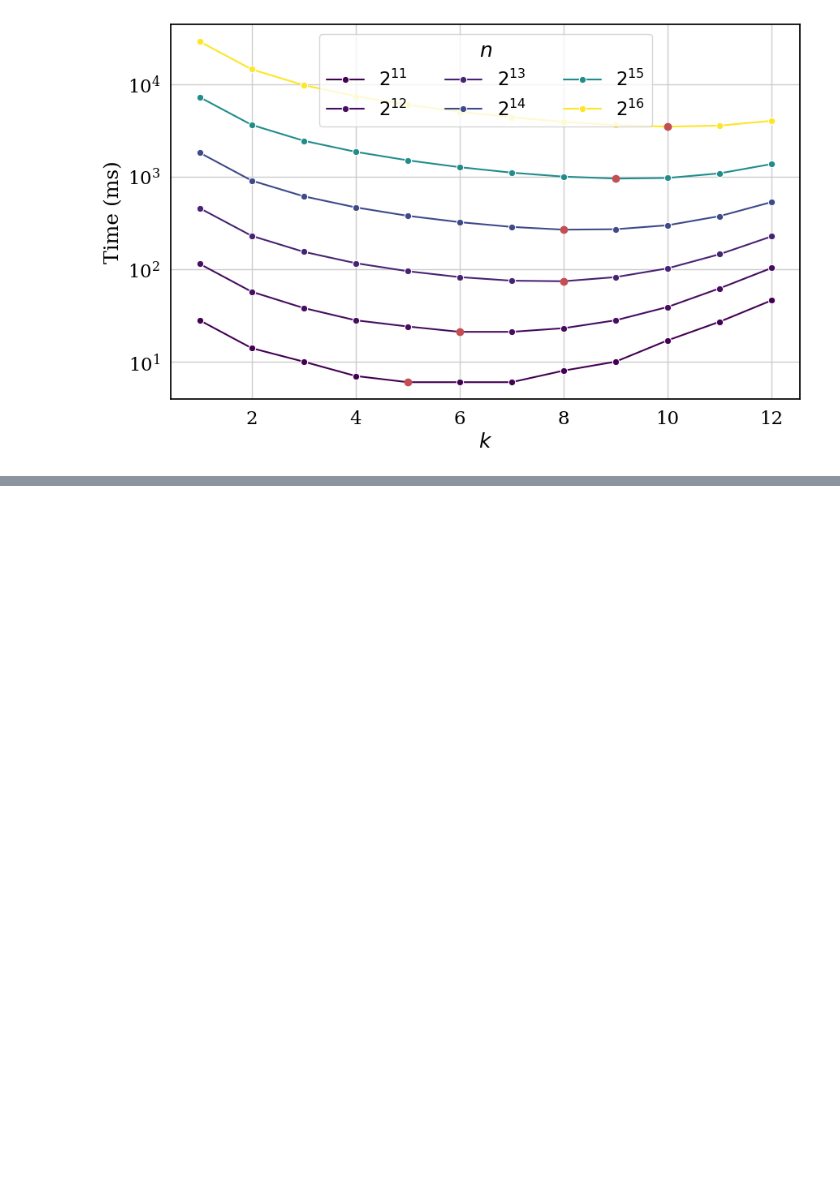
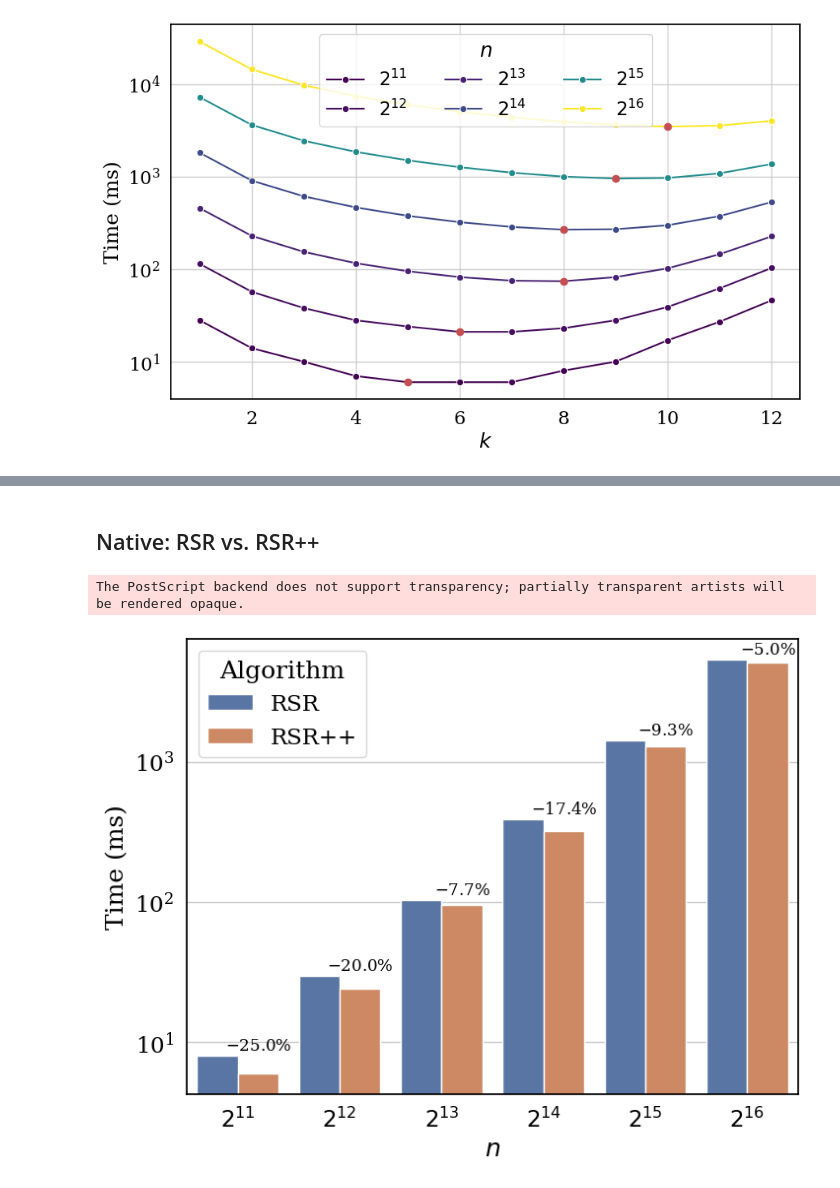
Before and after one commit to UIC-InDeXLab/RSR, a Jupyter notebook: Notebooks/plot_figures.ipynb, the cells around one changed output, grey strips where cells are left out. Saved outputs shown, nothing was run; the diff lists cells and outputs as text; code cells hidden in the pictures; blank space fills up the shorter version.

```diff
--- a/Notebooks/plot_figures.ipynb
+++ b/Notebooks/plot_figures.ipynb
@@ -145,0 +208,40 @@ The PostScript backend does not support transparency; partially transparent arti
+# %% [markdown]
+## Native: RSR vs. RSR++
+# %%
+# Data preparation
+# positions = [11, 12, 13, 14, 15, 16]
+# values1 = [1, 2, 3, 4, 5, 6]
+# values2 = [1.2, 2.2, 3.2, 4.2, 5.2, 6.2]
+
+log_vector_lengths = df['Log Vector Length'].tolist()  # Length of each vector
+rsr_times = (df['RSR Time (ms)']).tolist()
+rsrpp_times = (df['RSRPP Time (ms)']).tolist()
+
+improvements = [100 * (rsr_times[i] - rsrpp_times[i]) / rsr_times[i] for i in range(len(log_vector_lengths))]
+
+data = pd.DataFrame({
+    '$n$': log_vector_lengths * 2,
+    'Time (ms)': rsr_times + rsrpp_times,
+    'Algorithm': ['RSR'] * 6 + ['RSR++'] * 6
+})
+
+# Plotting
+plt.figure(figsize=(8, 6))
+plt.yscale("log", base=10)
+# plt.xscale("log", base=2)
+ax = sns.barplot(data=data, x='$n$', y='Time (ms)', hue='Algorithm', dodge=True)
+ax.set_xticklabels([f"$2^{{{i}}}$" for i in log_vector_lengths])
+# plt.title("Bar Chart with Two Sets of Bars at Each Position")
+
+bar_width = 0.2  # approximate width for alignment adjustment
+for i, (pos, rel_imp) in enumerate(zip(log_vector_lengths, improvements)):
+    # Calculate positions for the label to appear centered above each pair of bars
+    x_pos = i + bar_width  # centering above both bars at each position
+    y_pos = 1.1 * max(rsr_times[i], rsrpp_times[i])  # slightly above the taller bar
+    ax.text(x=x_pos, y=y_pos, s=f"$-${rel_imp:.1f}%", ha='center', color='black', fontsize=12)
+
+# plt.savefig(f"figures/native_binary_times_rsr_rsrpp.eps", format='eps', bbox_inches='tight')
+plt.show()
+# %% [output]
+The PostScript backend does not support transparency; partially transparent artists will be rendered opaque.
+[figure, added]
```
Also changed, not shown: parts of 4 cells of this notebook, 2 other files.
